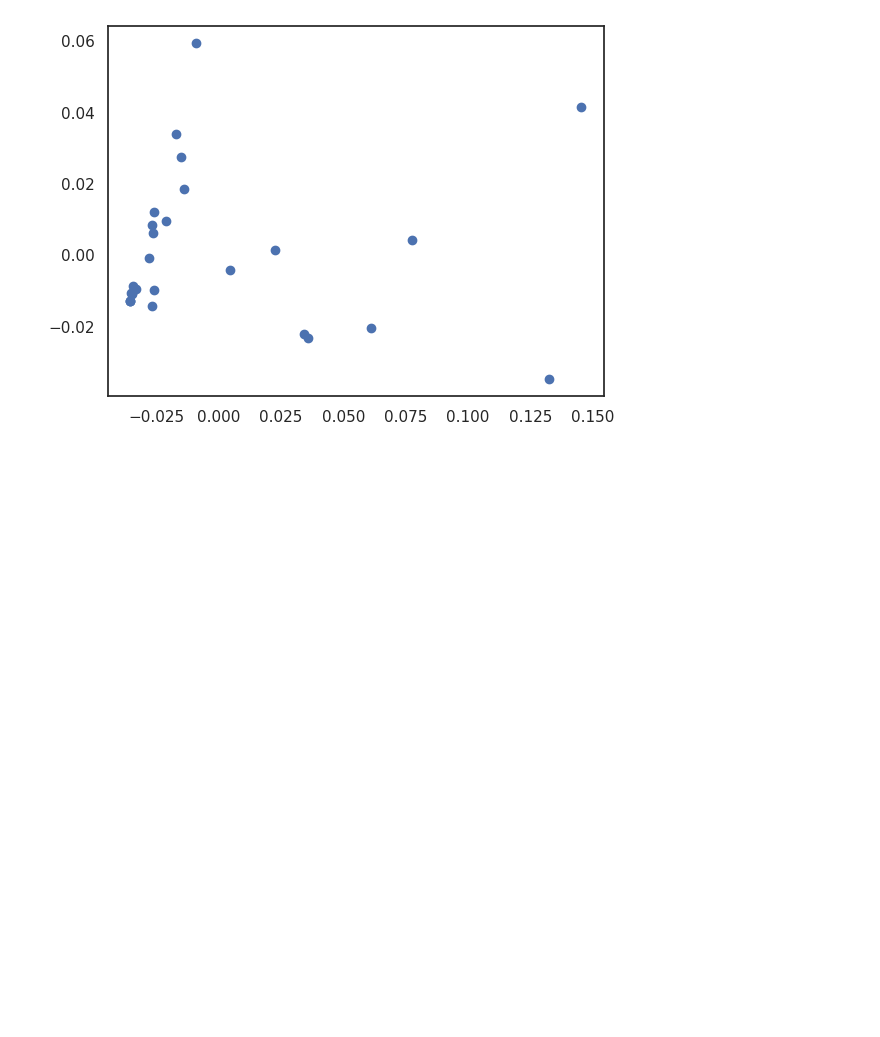
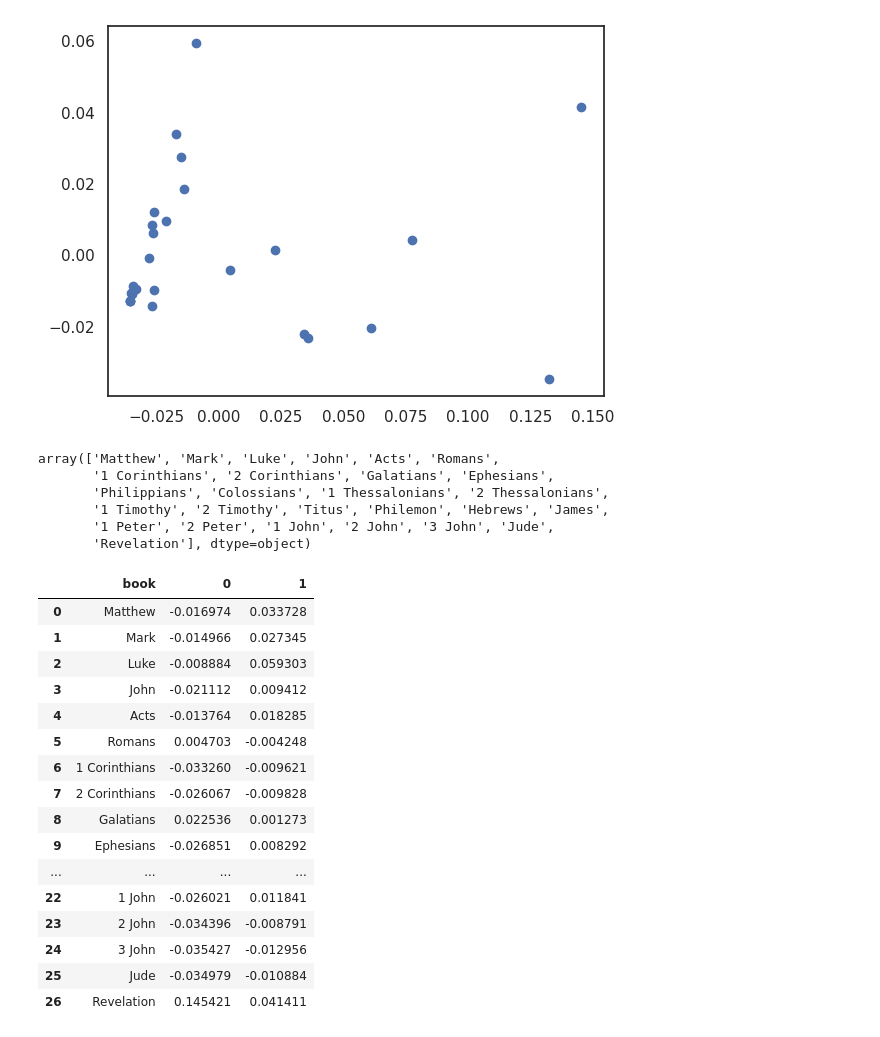
Before and after one commit to Tussky/Old-Testament-References, a Jupyter notebook: old-testament-use.ipynb, the cells around one changed output. Drawn from its saved outputs; the diff is of its cells as text; code cells hidden in the pictures; blank space fills up the shorter version.

```diff
--- a/old-testament-use.ipynb
+++ b/old-testament-use.ipynb
@@ -61,3 +67,35 @@ plt.scatter(new_comps[:, 0], new_comps[:, 1])
 # %% [output]
 <matplotlib.collections.PathCollection at 0x...>
 [figure]
+# %%
+nt['book'].unique()
+# %% [output]
+array(['Matthew', 'Mark', 'Luke', 'John', 'Acts', 'Romans',
+       '1 Corinthians', '2 Corinthians', 'Galatians', 'Ephesians',
+       'Philippians', 'Colossians', '1 Thessalonians', '2 Thessalonians',
+       '1 Timothy', '2 Timothy', 'Titus', 'Philemon', 'Hebrews', 'James',
+       '1 Peter', '2 Peter', '1 John', '2 John', '3 John', 'Jude',
+       'Revelation'], dtype=object)
+# %%
+new_df = pd.DataFrame(data=new_comps)
+new_df['book'] = nt['book'].unique()
+new_df = new_df[['book', 0, 1]]
+new_df
+# %% [output]
+|  | book | 0 | 1 |
+| 0 | Matthew | -0.016974 | 0.033728 |
+| 1 | Mark | -0.014966 | 0.027345 |
+| 2 | Luke | -0.008884 | 0.059303 |
+| 3 | John | -0.021112 | 0.009412 |
+| 4 | Acts | -0.013764 | 0.018285 |
+| 5 | Romans | 0.004703 | -0.004248 |
+| 6 | 1 Corinthians | -0.033260 | -0.009621 |
+| 7 | 2 Corinthians | -0.026067 | -0.009828 |
+| 8 | Galatians | 0.022536 | 0.001273 |
+| 9 | Ephesians | -0.026851 | 0.008292 |
+| ... | ... | ... | ... |
+| 22 | 1 John | -0.026021 | 0.011841 |
+| 23 | 2 John | -0.034396 | -0.008791 |
+| 24 | 3 John | -0.035427 | -0.012956 |
+| 25 | Jude | -0.034979 | -0.010884 |
+| 26 | Revelation | 0.145421 | 0.041411 |
```
Also changed, not shown: parts of 4 cells of this notebook.
